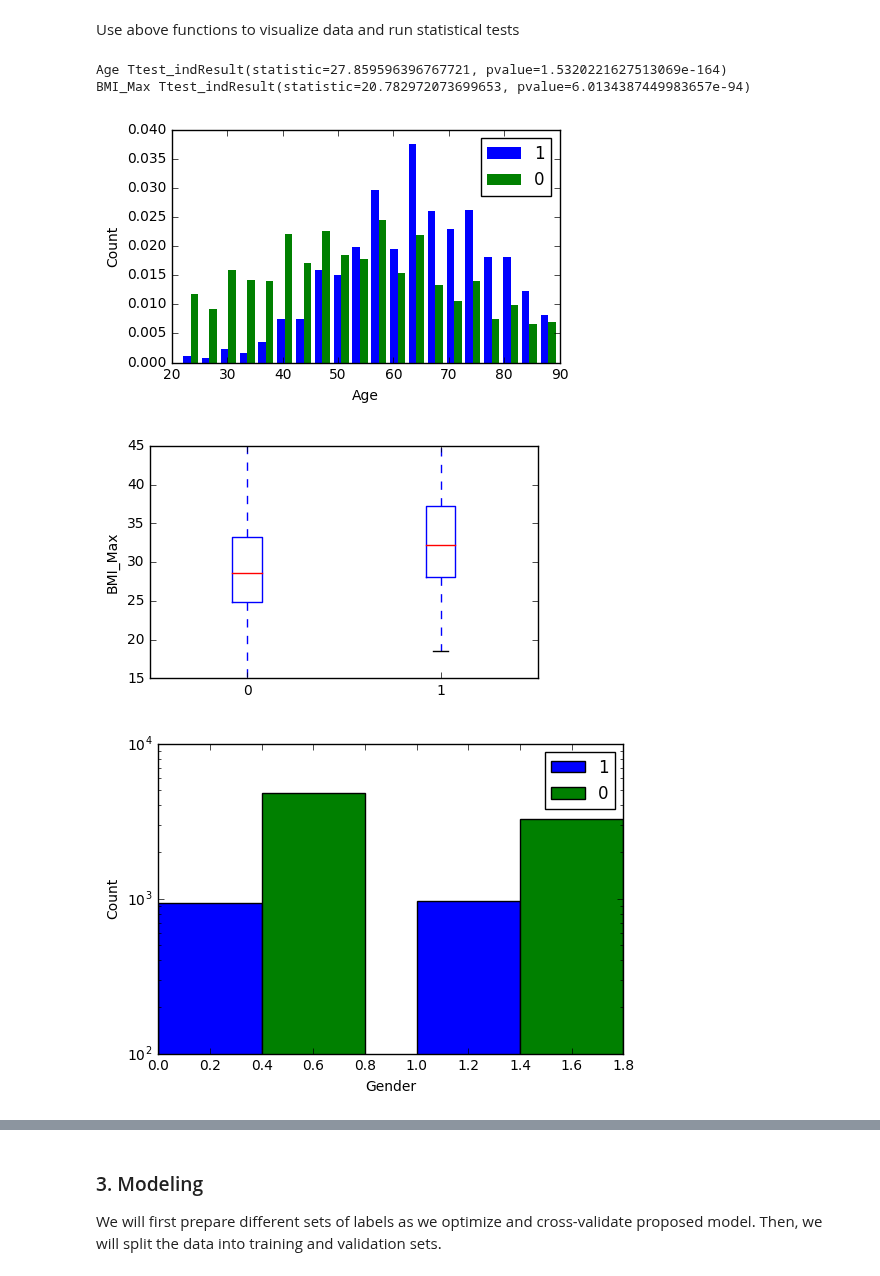
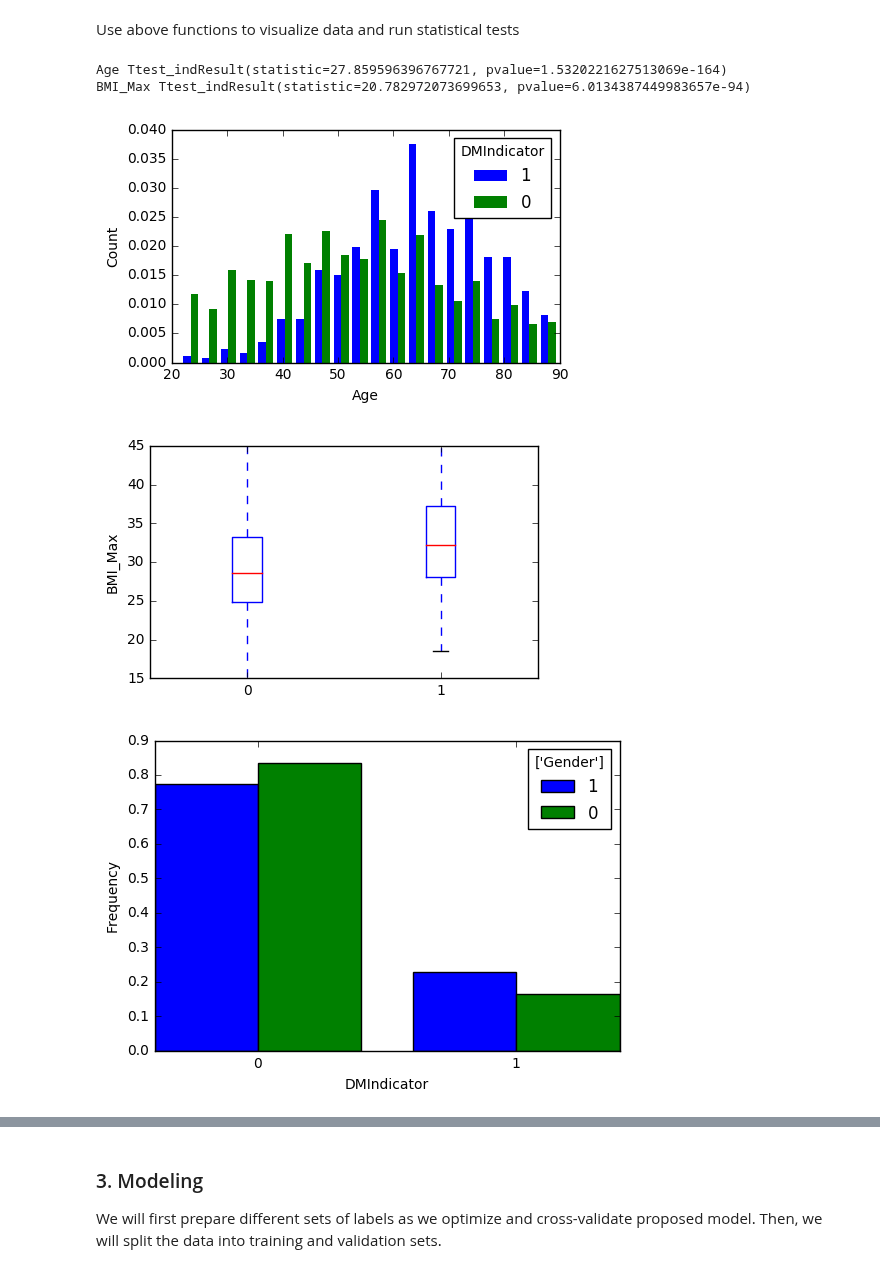
Before and after one commit to kthouz/Diabetes-PracticeFusion, a Jupyter notebook: 3_EDA & Model Building.ipynb, the cells around one changed output, grey strips where cells are left out. Saved outputs shown, nothing was run; the diff lists cells and outputs as text; code cells hidden in the pictures.

```diff
--- a/3_EDA & Model Building.ipynb
+++ b/3_EDA & Model Building.ipynb
@@ -65,10 +65,10 @@ def hist_numerical(df,col,nbins=10,target='DMIndicator',yscale='linear',normaliz
     plt.xlabel(col)
     plt.ylabel("Count")
     plt.yscale(yscale)
-    plt.legend([1,0])
+    plt.legend([1,0],title=target)
     print col, stats.ttest_ind(df[col][df[target] == 1],df[col][df[target] == 0])
 
-def bar_categorical(df,col,target='DMIndicator',yscale='linear',normalize=False):
+def bar_categorical(df,col,target='DMIndicator',yscale='linear',normalize=False,title_on=False):
     """
     This function generate histogram of categorical variables
     df (pandas.dataframe): original dataset
@@ -77,15 +77,22 @@ def bar_categorical(df,col,target='DMIndicator',yscale='linear',normalize=False)
     yscale (str): use either linear for linear scale or log for log scale
     normalize (bool): True - bars are normalized or - not otherwise
     """
-    x = pd.concat([data[data[target] == 1][col].value_counts(),data[data[target] == 0][col].value_counts()],axis=1)
+    x = pd.concat([df[df[target] == 1][col].value_counts(normalize = normalize),
+                   df[df[target] == 0][col].value_counts(normalize = normalize)],axis=1)
     x.columns = [1,0]
     w = 0.4*(x.index[1] - x.index[0])
     plt.bar(x.index,x[1],color='b',width=w)
     plt.bar(x.index+w,x[0],color='g',width=w)
+    if col != target: plt.xticks(x.index+w,x.index)
+    else:plt.xticks([0.6,1.2],x.index)
     plt.yscale(yscale)
-    plt.xlabel(col)
-    plt.ylabel('Count')
-    plt.legend([1,0])
+    plt.xlabel(col.split('_')[-1])
+    if not normalize:plt.ylabel('Count')
+    else:plt.ylabel('Frequency')
+    plt.legend([1,0],title=target.split('_'))
+    if title_on: plt.title('Distribution of '+col.split('_')[-1])
+    x.columns = [target.split('_')[-1]+'_1',target.split('_')[-1]+'_0']
+    x.index = map(lambda x:col.split('_')[-1]+'_'+str(x),x.index)
     return x
 
 
@@ -116,10 +123,10 @@ plt.show()
 # %% [output]
 Age Ttest_indResult(statistic=27.859596396767721, pvalue=1.5320221627513069e-164)
 BMI_Max Ttest_indResult(statistic=20.782972073699653, pvalue=6.0134387449983657e-94)
-[figure, old version]
+[figure, new version]
 [figure]
 # %%
-bar_categorical(data,'Gender',yscale='log')
+bar_categorical(data,col='DMIndicator',target='Gender',yscale='linear',title_on=False, normalize=True)
 plt.show()
 # %% [output]
-[figure, old version]
+[figure, new version]
```
Also changed, not shown: parts of 10 cells of this notebook.
